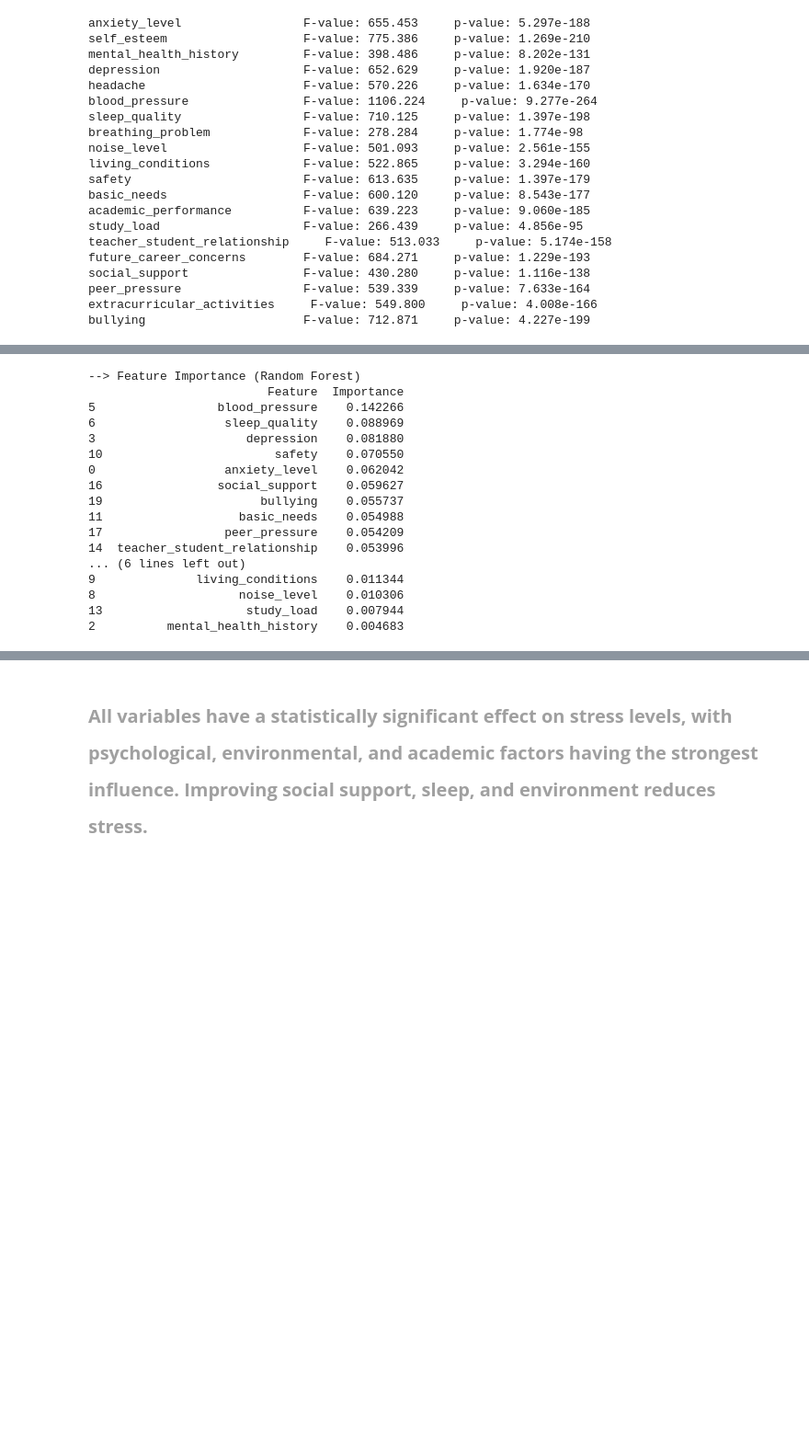
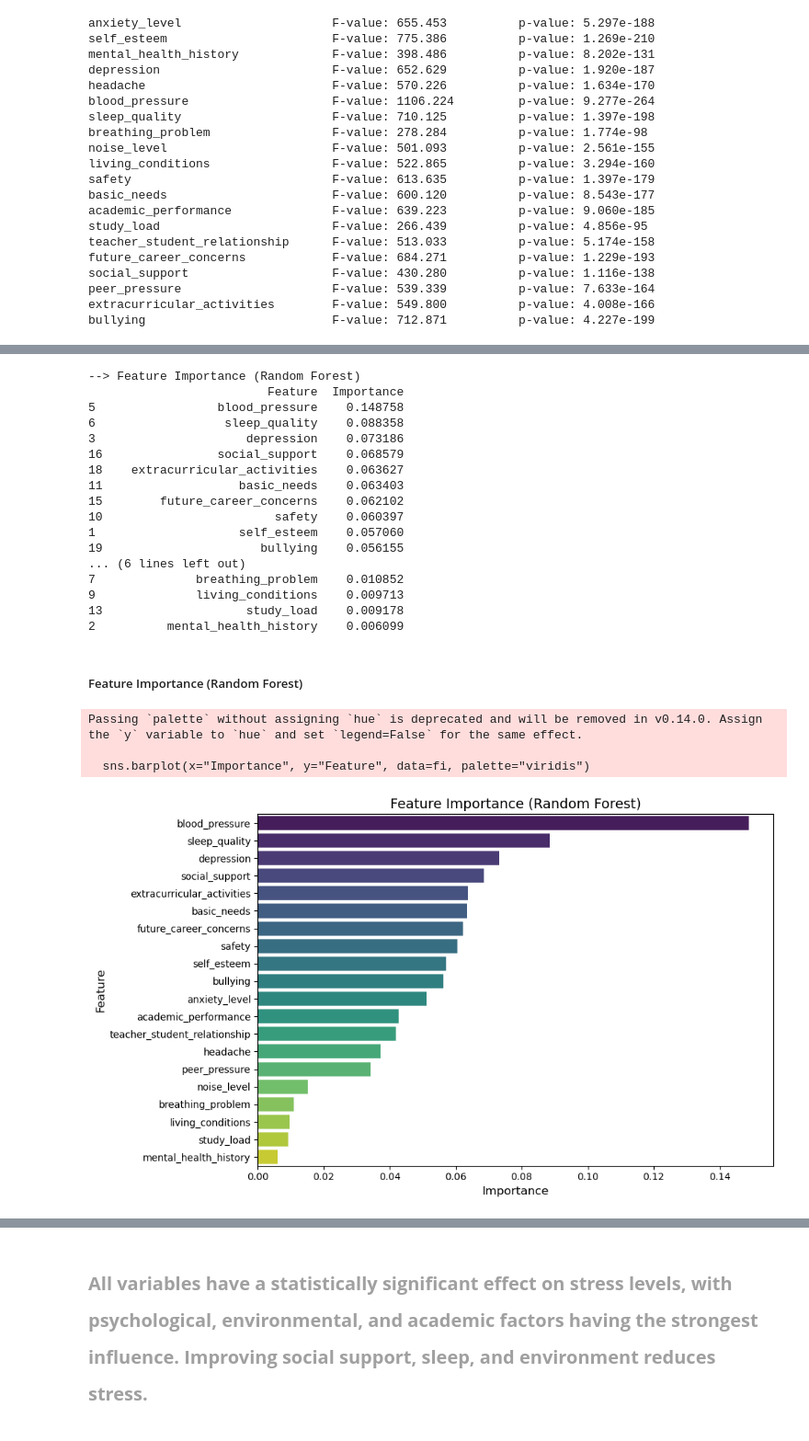
Before and after one commit to sandosaa/ML-project, a Jupyter notebook: ML project.ipynb, the cells around one changed output, grey strips where cells are left out. Shown at 92% size. Drawn from its saved outputs; the diff is of its cells as text; code cells hidden in the pictures; blank space fills up the shorter version.

```diff
--- a/ML project.ipynb
+++ b/ML project.ipynb
@@ -495,10 +525,10 @@ Name: stress_level, dtype: float64
 # %%
 #cspell:disable
 X = data.drop('stress_level', axis=1)
-y = data['stress_level']
+Y = data['stress_level']
 
-F_values, p_values = f_classif(X, y)
-
+F_values, p_values = f_classif(X, Y)
+max_length = len(max(X.columns, key=len))
 for col, f, p in zip(X.columns, F_values, p_values):
-    print(f"{col:25}     F-value: {f:.3f}     p-value: {p:.3e}")
+    print(f"{col:<{max_length + 5}} F-value: {f:<10.3f} {'p-value: ':>15}{p:.3e}")
 # %% [output]
@@ -525,7 +589,7 @@ bullying                      F-value: 712.871     p-value: 4.227e-199
 # %%
 #cspell:disable
 rf = RandomForestClassifier()
-rf.fit(X, y)
+rf.fit(X, Y)
 
 fi = pd.DataFrame({
     "Feature": X.columns,
@@ -537,18 +601,34 @@ print(fi)
 # %% [output]
 --> Feature Importance (Random Forest)
                          Feature  Importance
-5                 blood_pressure    0.142266
-6                  sleep_quality    0.088969
-3                     depression    0.081880
-10                        safety    0.070550
-0                  anxiety_level    0.062042
-16                social_support    0.059627
-19                      bullying    0.055737
-11                   basic_needs    0.054988
-17                 peer_pressure    0.054209
-14  teacher_student_relationship    0.053996
+5                 blood_pressure    0.148758
+6                  sleep_quality    0.088358
+3                     depression    0.073186
+16                social_support    0.068579
+18    extracurricular_activities    0.063627
+11                   basic_needs    0.063403
+15        future_career_concerns    0.062102
+10                        safety    0.060397
+1                    self_esteem    0.057060
+19                      bullying    0.056155
 ... (6 lines left out)
-9              living_conditions    0.011344
-8                    noise_level    0.010306
-13                    study_load    0.007944
-2          mental_health_history    0.004683
+7              breathing_problem    0.010852
+9              living_conditions    0.009713
+13                    study_load    0.009178
+2          mental_health_history    0.006099
+# %% [markdown]
+##### Feature Importance (Random Forest)
+# %%
+plt.figure(figsize=(10,6))
+sns.barplot(x="Importance", y="Feature", data=fi, palette="viridis")
+
+plt.title("Feature Importance (Random Forest)", fontsize=14)
+plt.xlabel("Importance", fontsize=12)
+plt.ylabel("Feature", fontsize=12)
+plt.tight_layout()
+plt.show()
+# %% [output]
+Passing `palette` without assigning `hue` is deprecated and will be removed in v0.14.0. Assign the `y` variable to `hue` and set `legend=False` for the same effect.
+
+  sns.barplot(x="Importance", y="Feature", data=fi, palette="viridis")
+[figure, added]
```
Also changed, not shown: parts of 52 cells of this notebook, 1 other file.
